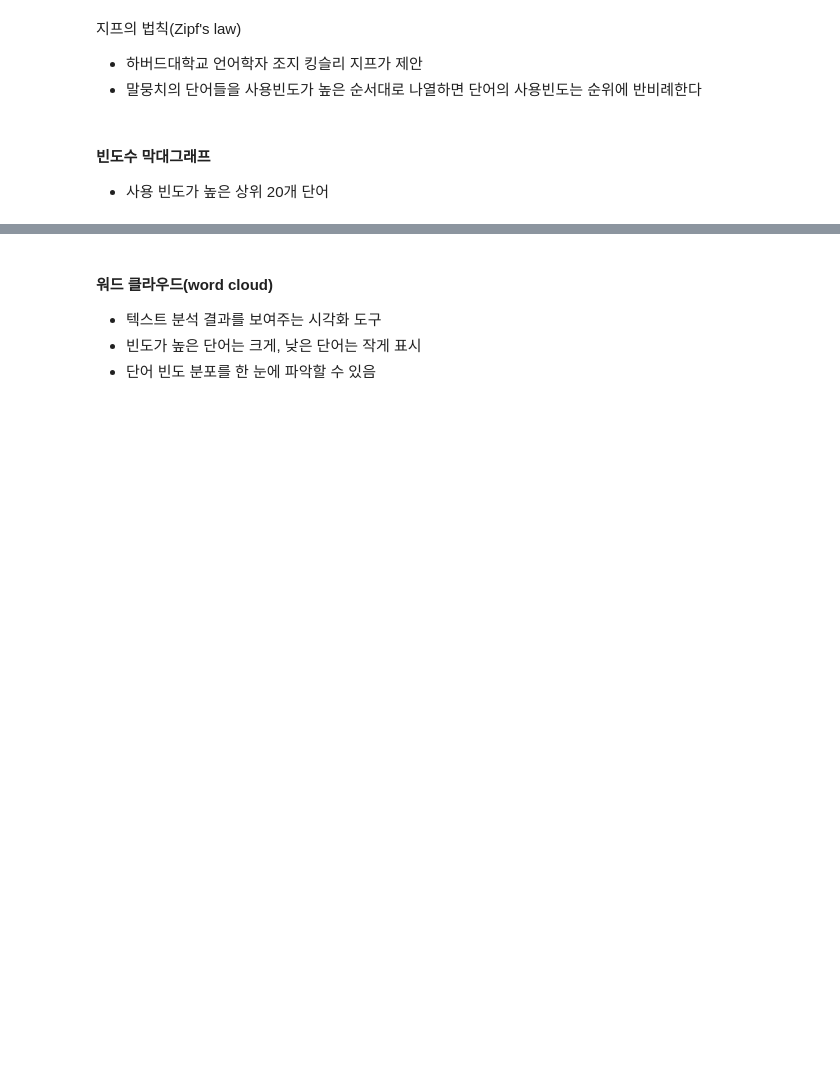
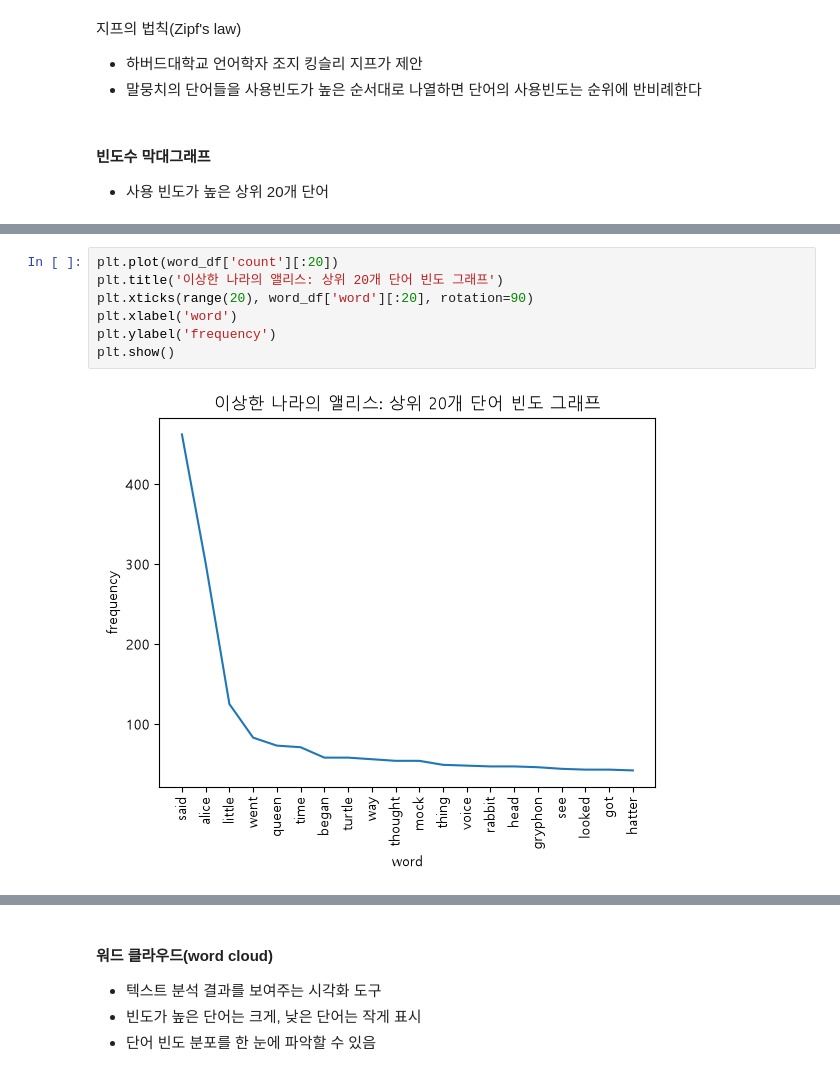
Before and after one commit to dkdkdk606/national_Defense, a Jupyter notebook: 06_Text_Preprocessing/1_코드/NLP_03_텍스트전처리와시각화01.ipynb, the cells around one changed output, grey strips where cells are left out. Cells and saved outputs as stored; diff of their text form; blank space fills up the shorter version.

```diff
--- a/06_Text_Preprocessing/1_코드/NLP_03_텍스트전처리와시각화01.ipynb
+++ b/06_Text_Preprocessing/1_코드/NLP_03_텍스트전처리와시각화01.ipynb
@@ -45,0 +309,9 @@
+# %%
+plt.plot(word_df['count'][:20])
+plt.title('이상한 나라의 앨리스: 상위 20개 단어 빈도 그래프')
+plt.xticks(range(20), word_df['word'][:20], rotation=90)
+plt.xlabel('word')
+plt.ylabel('frequency')
+plt.show()
+# %% [output]
+[figure, added]
```
Also changed, not shown: parts of 85 cells of this notebook, 19 other files.
